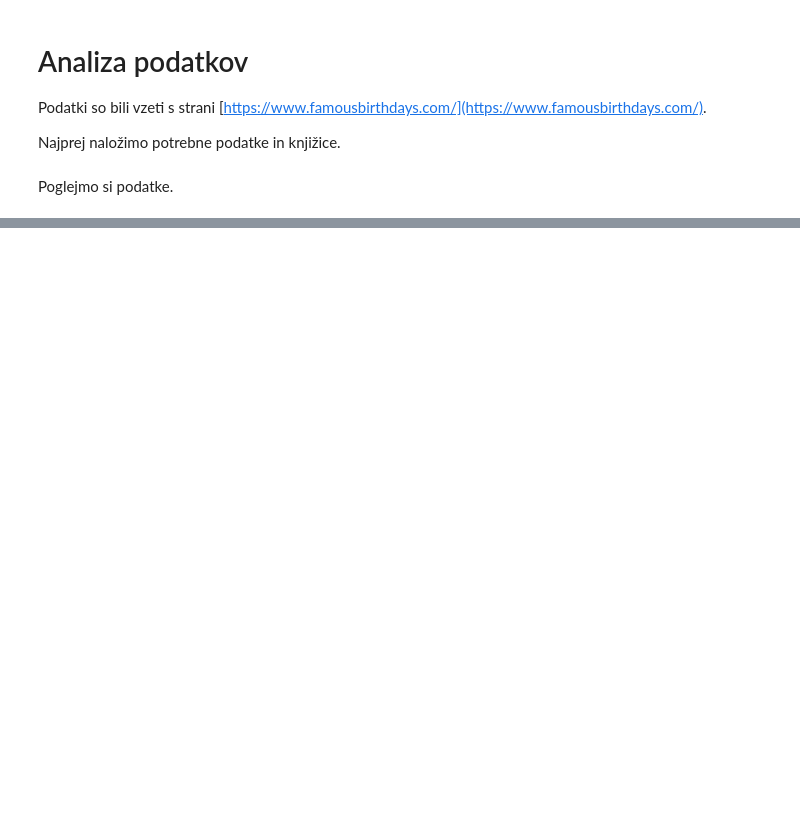
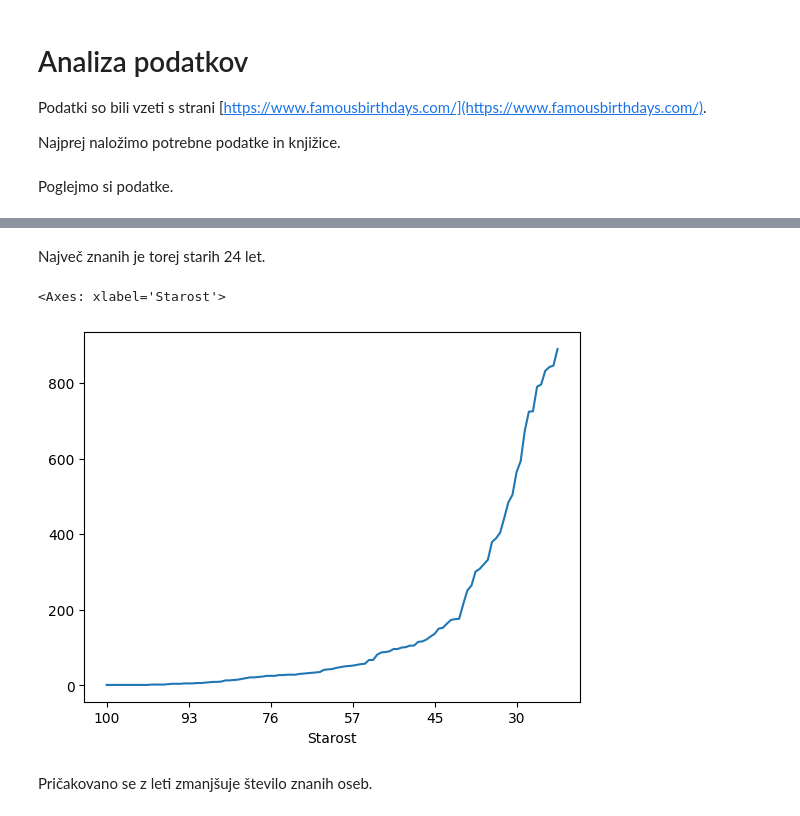
Before and after one commit to JasminaMazej/Projektna-naloga, a Jupyter notebook: analiza.ipynb, the cells around one changed output, grey strips where cells are left out. Cells and saved outputs as stored; diff of their text form; code cells hidden in the pictures; blank space fills up the shorter version.

```diff
--- a/analiza.ipynb
+++ b/analiza.ipynb
@@ -30,0 +174,3 @@ LJUDJE
+# %%
+starost = LJUDJE[['Starost']].groupby('Starost').size()
+starost.sort_values()
@@ -30,0 +191,9 @@ LJUDJE
+# %% [markdown]
+Največ znanih je torej starih 24 let.
+# %%
+starost.sort_values().plot.line()
+# %% [output]
+<Axes: xlabel='Starost'>
+[figure, added]
+# %% [markdown]
+Pričakovano se z leti zmanjšuje število znanih oseb.
```
Also changed, not shown: parts of 20 cells of this notebook.
